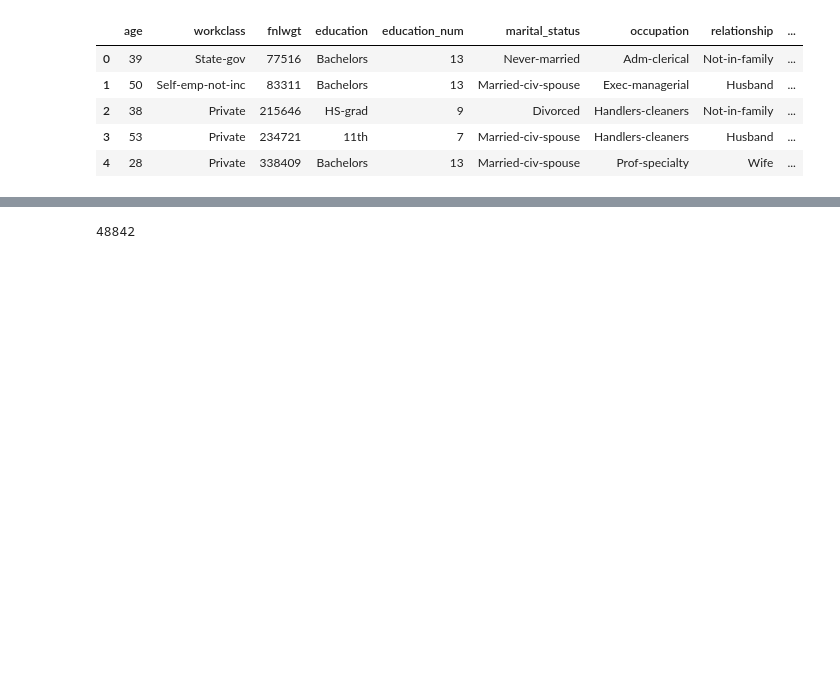
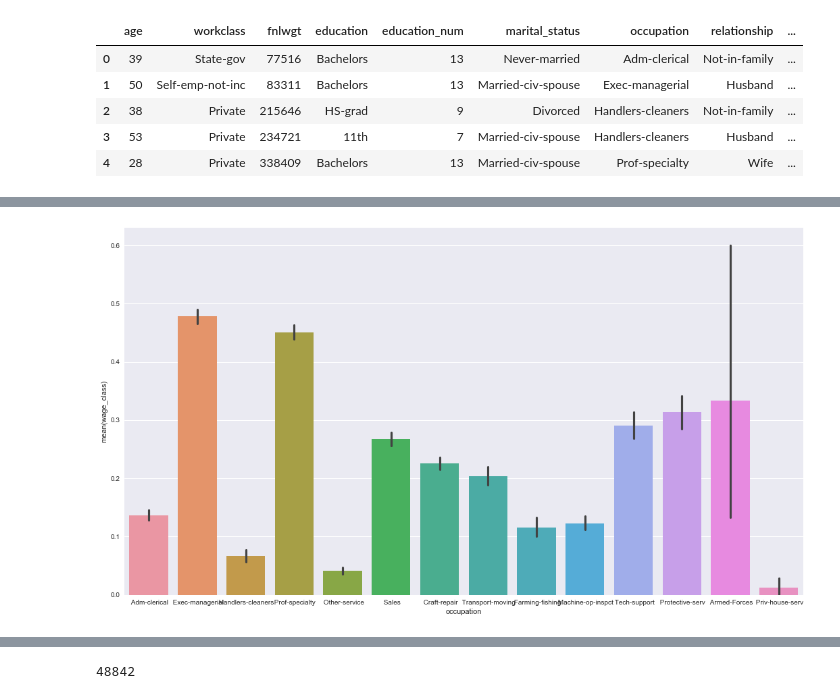
Before and after one commit to Silvidheer/DataScience_MachineLearning6Assignment_26.1, a Jupyter notebook: Assignment_26.1.ipynb, the cells around one changed output, grey strips where cells are left out. Saved outputs shown, nothing was run; the diff lists cells and outputs as text; code cells hidden in the pictures; blank space fills up the shorter version.

```diff
--- a/Assignment_26.1.ipynb
+++ b/Assignment_26.1.ipynb
@@ -244,3 +244,13 @@ ggplot(aes(x='hours_per_week', fill='wage_class'), data=dataset_) + geom_histogr
+# %%
+#ggplot(aes(x='occupation', fill='income'), adult_df) +  geom_histogram(color='black')
+fig, axs = plt.subplots(figsize=(18,10), sharey=True)
+#axs[0].bar(adult_df.occupation, adult_df.income)
+
+import seaborn as sns
+#sns.set(style="whitegrid", color_codes=True)
+sns.barplot(x="occupation", y="wage_class", data=dataset_);
+# %% [output]
+[figure, added]
 # %%
 fig, ax = plt.subplots(1,1,figsize=(10,10))
 xgboost.feature_importances_
```
Also changed, not shown: parts of 9 cells of this notebook.
